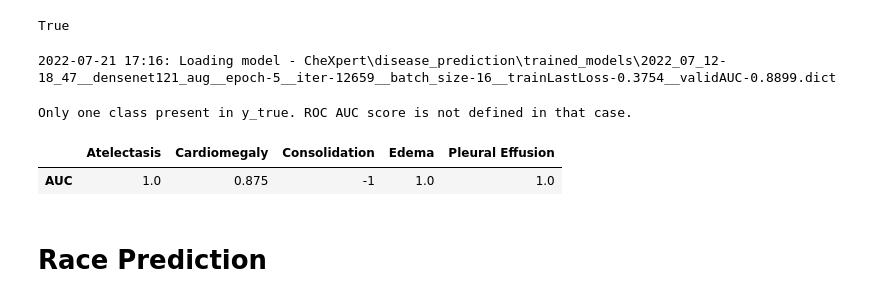
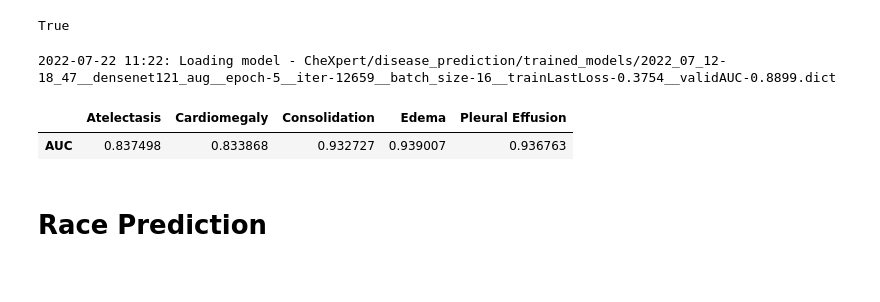
Before and after one commit to SharonPeled/racial-effect-in-radiographs-interpretation, a Jupyter notebook: evaluation.ipynb, the cells around one changed output. Drawn from its saved outputs; the diff is of its cells as text; code cells hidden in the pictures.

Commit message:
race and disease prediction evaluation

```diff
--- a/evaluation.ipynb
+++ b/evaluation.ipynb
@@ -47,7 +47,7 @@ class Configs:
     BATCH_SIZE = 4
     SEED = 123
     VERBOSE = 1
-    VALID_SIZE_DEBUG = 10
+    VALID_SIZE_DEBUG = -1
 # %%
 shared_utils.set_seed(Configs.SEED)
 # %%
@@ -81,35 +81,35 @@ len(disease_trained_models)
 # %% [output]
 1
 # %%
-model = densenet121()
-num_features = model.classifier.in_features
-model.classifier = nn.Sequential(
+disease_model = densenet121()
+num_features = disease_model.classifier.in_features
+disease_model.classifier = nn.Sequential(
     nn.Linear(num_features, num_features, bias=True),
     nn.ReLU(),
     nn.Dropout(p=0.1),
     nn.Linear(in_features=num_features, out_features=Configs.NUM_DISEASE_CLASSES, bias=True)
 )
-model.eval()
-not model.training
+disease_model.eval()
+not disease_model.training
 # %% [output]
 True
 # %%
-model, results, _, _ = shared_utils.load_statedict(model, disease_trained_models[0], Configs)
+disease_model, results, _, _ = shared_utils.load_statedict(disease_model, disease_trained_models[0], Configs)
+disease_model = to_gpu(disease_model)
 # %% [output]
-2022-07-21 17:16: Loading model - CheXpert\disease_prediction\trained_models\2022_07_12-18_47__densenet121_aug__epoch-5__iter-12659__batch_size-16__trainLastLoss-0.3754__validAUC-0.8899.dict
+2022-07-22 11:22: Loading model - CheXpert/disease_prediction/trained_models/2022_07_12-18_47__densenet121_aug__epoch-5__iter-12659__batch_size-16__trainLastLoss-0.3754__validAUC-0.8899.dict
 # %%
-labels, outputs = shared_utils.get_metric_tensors(model, disease_valid_dataloader, Configs,
+disease_labels, disease_outputs = shared_utils.get_metric_tensors(disease_model, disease_valid_dataloader, Configs,
                                                   apply_on_outputs=lambda x: torch.sigmoid(x),
                                                   by_study=False, challenge_ann_only=None)
 # %%
 df_res_disease = pd.DataFrame(columns=Configs.DISEASE_CLASSES,
-                              data=[shared_utils.auc_score(labels, outputs, per_class=True),],
+                              data=[shared_utils.auc_score(disease_labels, disease_outputs, per_class=True),],
                              index=['AUC'])
 df_res_disease
 # %% [output]
-Only one class present in y_true. ROC AUC score is not defined in that case.
 |  | Atelectasis | Cardiomegaly | Consolidation | Edema | Pleural Effusion |
-| AUC | 1.0 | 0.875 | -1 | 1.0 | 1.0 |
+| AUC | 0.837498 | 0.833868 | 0.932727 | 0.939007 | 0.936763 |
 # %% [markdown]
 # Race Prediction
 # %%
```
Also changed, not shown: parts of 11 cells of this notebook.
